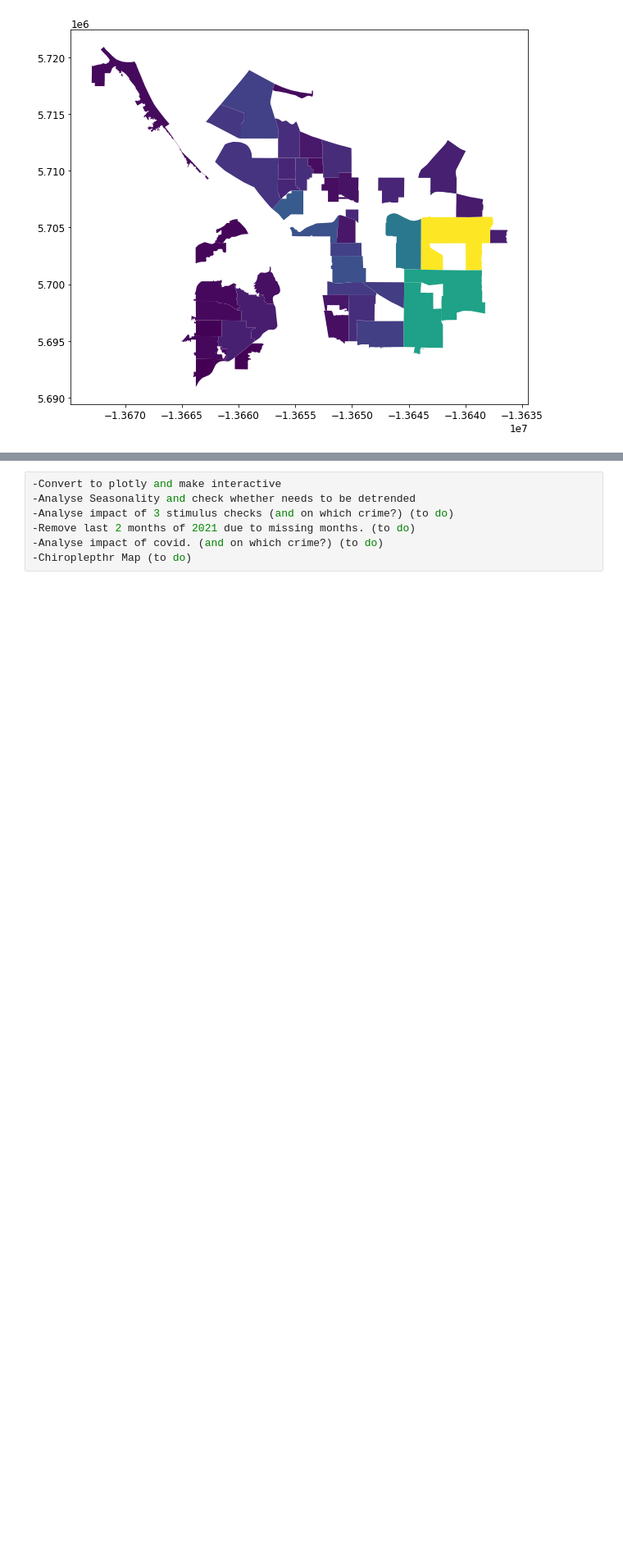
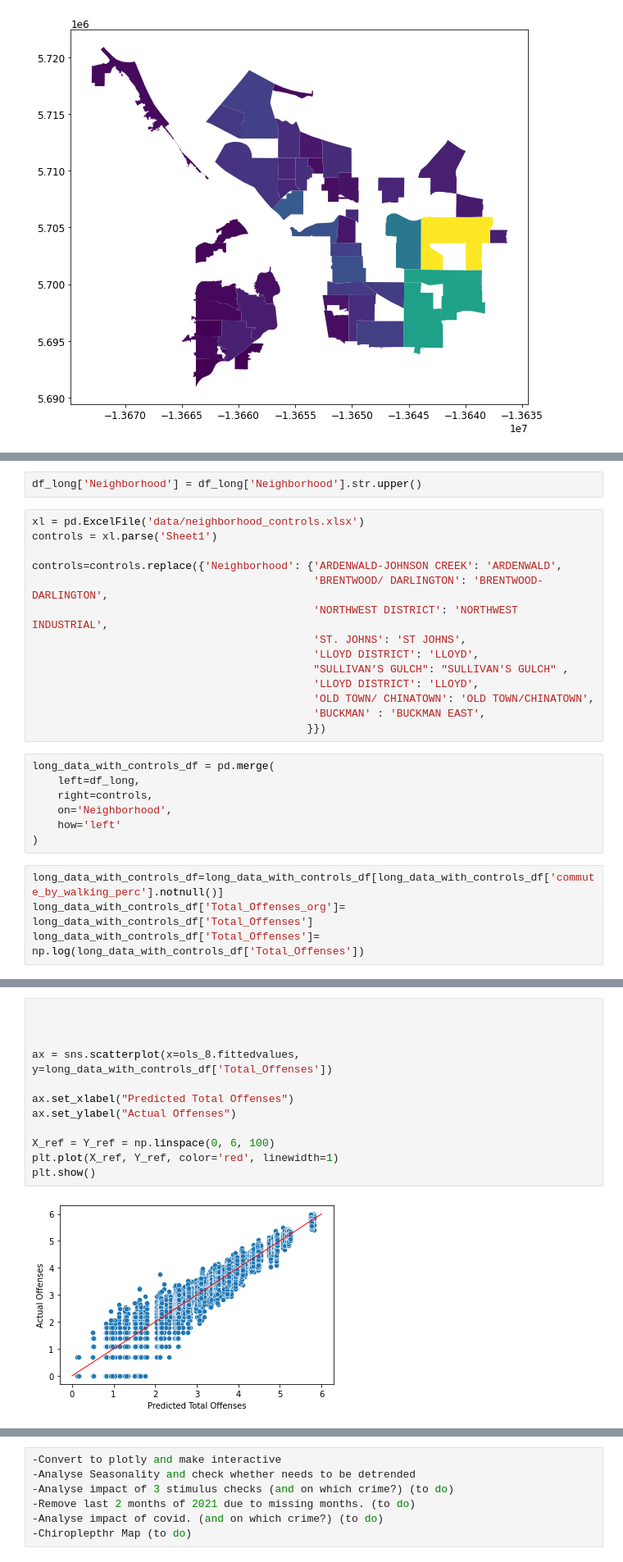
Before and after one commit to Abraham-newbie/OSE-Scientific-Computing-Project, a Jupyter notebook: project.ipynb, the cells around one changed output, grey strips where cells are left out. Shown at 82% size. Drawn from its saved outputs; the diff is of its cells as text; blank space fills up the shorter version.

```diff
--- a/project.ipynb
+++ b/project.ipynb
@@ -402,0 +484,27 @@ IFrame(src='map.html', width=1280, height=600)
+# %%
+df_long['Neighborhood'] = df_long['Neighborhood'].str.upper()
+# %%
+xl = pd.ExcelFile('data/neighborhood_controls.xlsx')
+controls = xl.parse('Sheet1')
+
+controls=controls.replace({'Neighborhood': {'ARDENWALD-JOHNSON CREEK': 'ARDENWALD',
+                                            'BRENTWOOD/ DARLINGTON': 'BRENTWOOD-DARLINGTON',
+                                            'NORTHWEST DISTRICT': 'NORTHWEST INDUSTRIAL',
+                                            'ST. JOHNS': 'ST JOHNS',
+                                            'LLOYD DISTRICT': 'LLOYD',
+                                            "SULLIVAN’S GULCH": "SULLIVAN'S GULCH" ,
+                                            'LLOYD DISTRICT': 'LLOYD',
+                                            'OLD TOWN/ CHINATOWN': 'OLD TOWN/CHINATOWN',
+                                            'BUCKMAN' : 'BUCKMAN EAST',
+                                           }})
+# %%
+long_data_with_controls_df = pd.merge(
+    left=df_long,
+    right=controls,
+    on='Neighborhood',
+    how='left'
+)
+# %%
+long_data_with_controls_df=long_data_with_controls_df[long_data_with_controls_df['commute_by_walking_perc'].notnull()]
+long_data_with_controls_df['Total_Offenses_org']= long_data_with_controls_df['Total_Offenses']
+long_data_with_controls_df['Total_Offenses']= np.log(long_data_with_controls_df['Total_Offenses'])
@@ -402,0 +607,14 @@ IFrame(src='map.html', width=1280, height=600)
+# %%
+
+
+
+ax = sns.scatterplot(x=ols_8.fittedvalues, y=long_data_with_controls_df['Total_Offenses'])
+
+ax.set_xlabel("Predicted Total Offenses")
+ax.set_ylabel("Actual Offenses")
+
+X_ref = Y_ref = np.linspace(0, 6, 100)
+plt.plot(X_ref, Y_ref, color='red', linewidth=1)
+plt.show()
+# %% [output]
+[figure, added]
```
Also changed, not shown: parts of 26 cells of this notebook, 2 other files.
